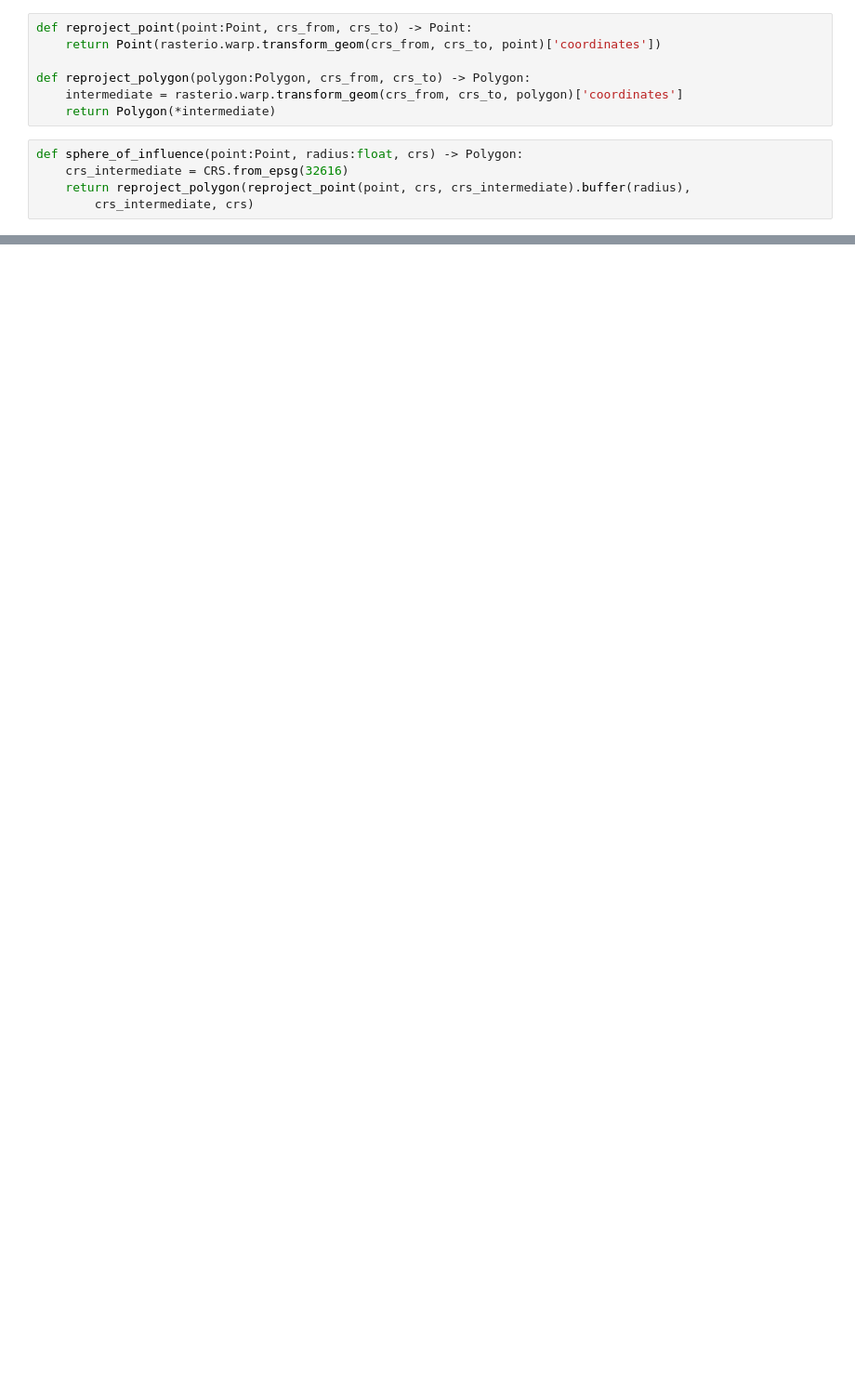
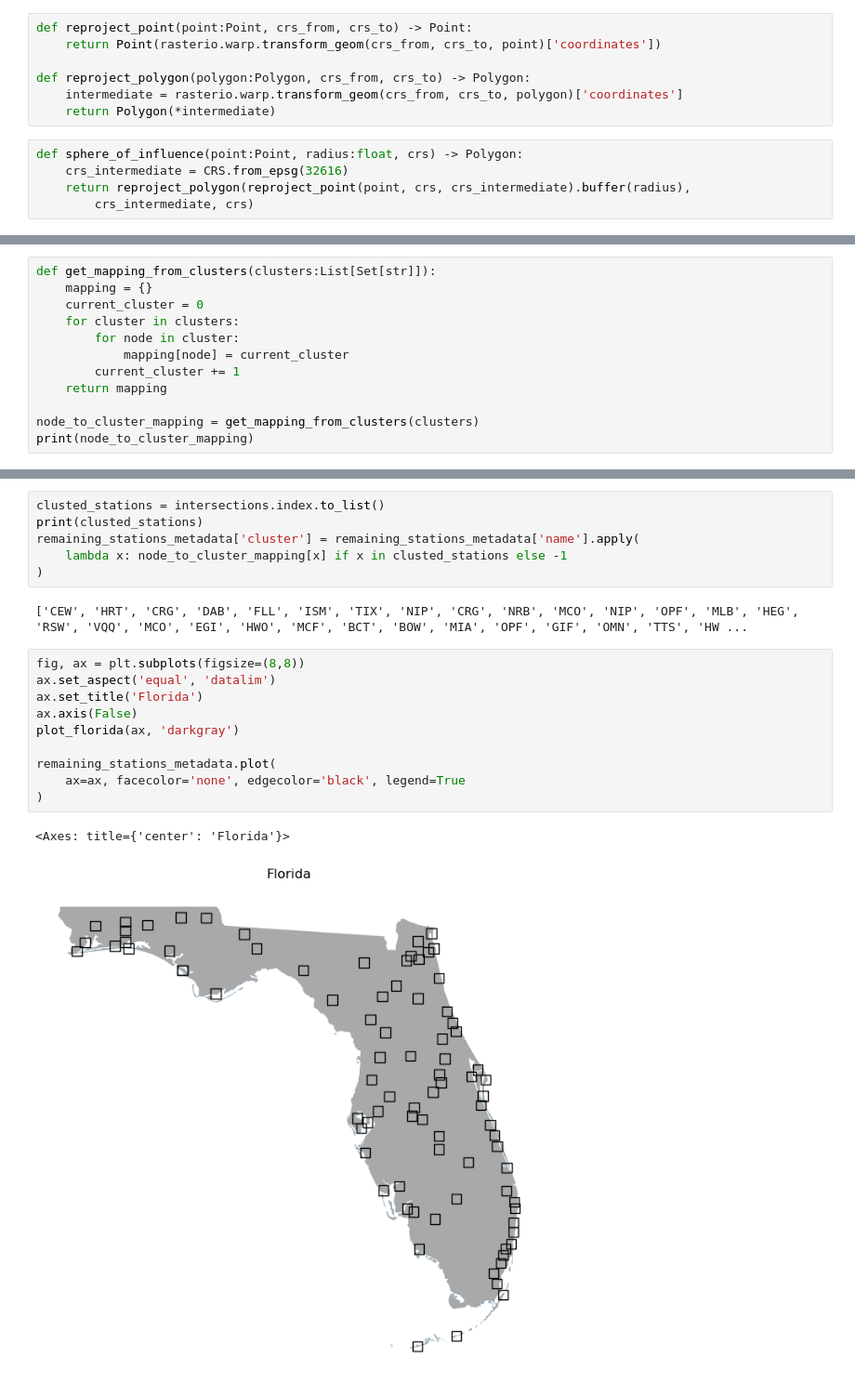
Before and after one commit to ErikWessel/MSCC-Notebooks, a Jupyter notebook: ml_data_preprocessing.ipynb, the cells around one changed output, grey strips where cells are left out. Shown: that part at 93% size. Drawn from its saved outputs; the diff is of its cells as text; blank space fills up the shorter version.

```diff
--- a/ml_data_preprocessing.ipynb
+++ b/ml_data_preprocessing.ipynb
@@ -561,0 +264,12 @@ array([[[1.000e+00,       nan],
+# %%
+def get_mapping_from_clusters(clusters:List[Set[str]]):
+    mapping = {}
+    current_cluster = 0
+    for cluster in clusters:
+        for node in cluster:
+            mapping[node] = current_cluster
+        current_cluster += 1
+    return mapping
+
+node_to_cluster_mapping = get_mapping_from_clusters(clusters)
+print(node_to_cluster_mapping)
@@ -561,0 +278,21 @@ array([[[1.000e+00,       nan],
+# %%
+clusted_stations = intersections.index.to_list()
+print(clusted_stations)
+remaining_stations_metadata['cluster'] = remaining_stations_metadata['name'].apply(
+    lambda x: node_to_cluster_mapping[x] if x in clusted_stations else -1
+)
+# %% [output]
+['CEW', 'HRT', 'CRG', 'DAB', 'FLL', 'ISM', 'TIX', 'NIP', 'CRG', 'NRB', 'MCO', 'NIP', 'OPF', 'MLB', 'HEG', 'RSW', 'VQQ', 'MCO', 'EGI', 'HWO', 'MCF', 'BCT', 'BOW', 'MIA', 'OPF', 'GIF', 'OMN', 'TTS', 'HW ...
+# %%
+fig, ax = plt.subplots(figsize=(8,8))
+ax.set_aspect('equal', 'datalim')
+ax.set_title('Florida')
+ax.axis(False)
+plot_florida(ax, 'darkgray')
+
+remaining_stations_metadata.plot(
+    ax=ax, facecolor='none', edgecolor='black', legend=True
+)
+# %% [output]
+<Axes: title={'center': 'Florida'}>
+[figure, added]
```
Also changed, not shown: parts of 136 cells of this notebook, 4 other files.
